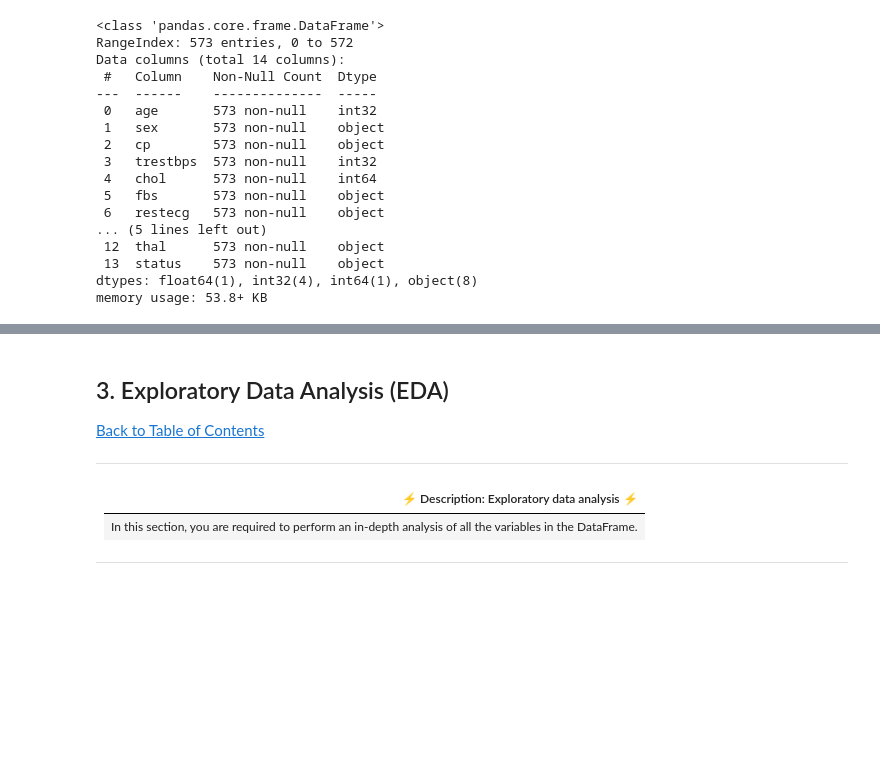
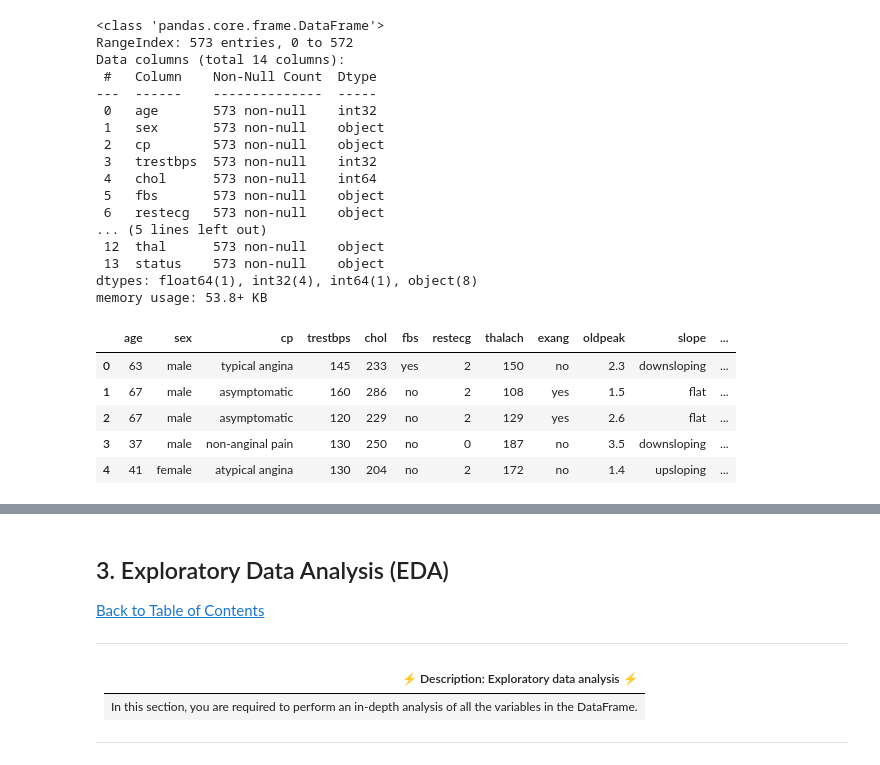
Before and after one commit to Johnnysnipes90/Datascience-Projects, a Jupyter notebook: Notebook.ipynb, the cells around one changed output, grey strips where cells are left out. Drawn from its saved outputs; the diff is of its cells as text; code cells hidden in the pictures; blank space fills up the shorter version.

```diff
--- a/Notebook.ipynb
+++ b/Notebook.ipynb
@@ -470,3 +470,12 @@ Data columns (total 14 columns):
  13  status    573 non-null    object
 dtypes: float64(1), int32(4), int64(1), object(8)
 memory usage: 53.8+ KB
+# %%
+df_combined.head()
+# %% [output]
+|  | age | sex | cp | trestbps | chol | fbs | restecg | thalach | exang | oldpeak | slope | ... |
+| 0 | 63 | male | typical angina | 145 | 233 | yes | 2 | 150 | no | 2.3 | downsloping | ... |
+| 1 | 67 | male | asymptomatic | 160 | 286 | no | 2 | 108 | yes | 1.5 | flat | ... |
+| 2 | 67 | male | asymptomatic | 120 | 229 | no | 2 | 129 | yes | 2.6 | flat | ... |
+| 3 | 37 | male | non-anginal pain | 130 | 250 | no | 0 | 187 | no | 3.5 | downsloping | ... |
+| 4 | 41 | female | atypical angina | 130 | 204 | no | 2 | 172 | no | 1.4 | upsloping | ... |
```
Also changed, not shown: parts of 11 cells of this notebook.
